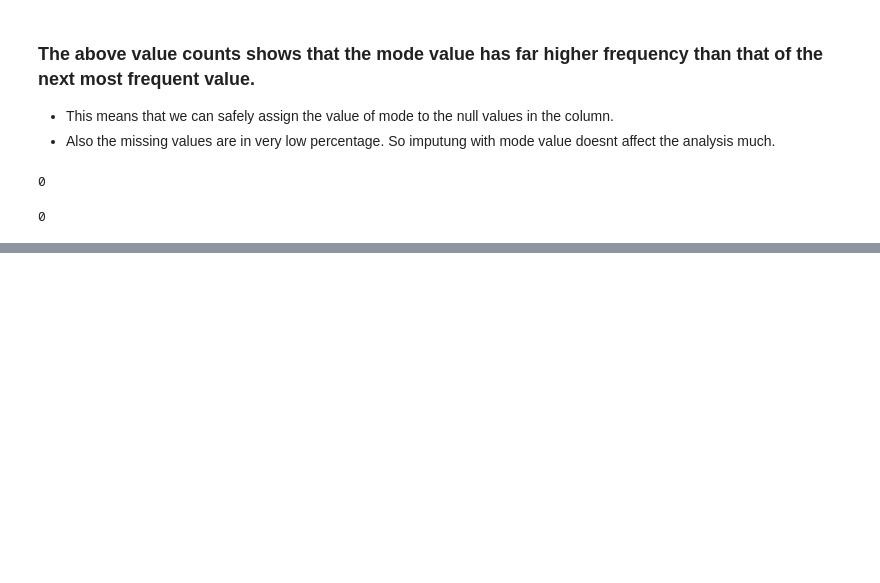
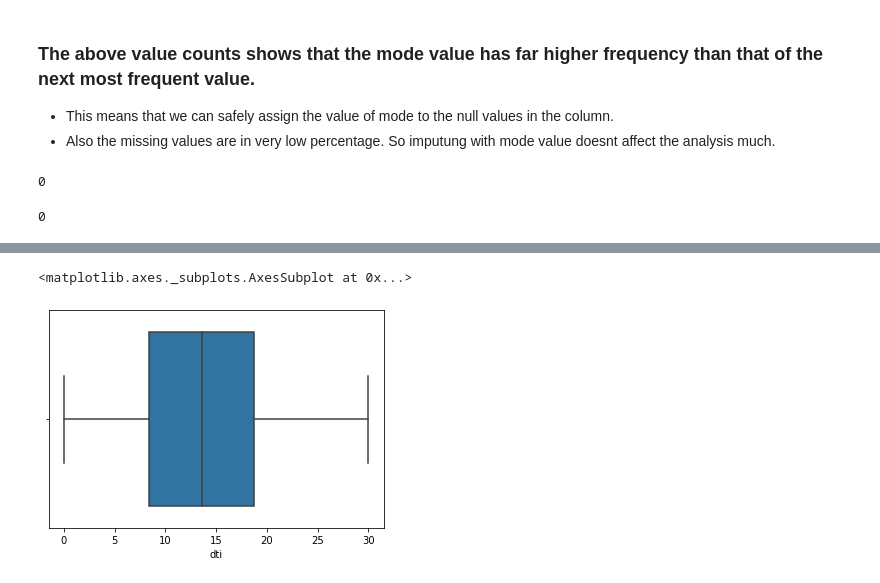
Before and after one commit to anuragsngh517/Lending_Club_Case_Study, a Jupyter notebook: AnuragLendingClubCaseStudy.ipynb, the cells around one changed output, grey strips where cells are left out. Cells and saved outputs as stored; diff of their text form; code cells hidden in the pictures; blank space fills up the shorter version.

```diff
--- a/AnuragLendingClubCaseStudy.ipynb
+++ b/AnuragLendingClubCaseStudy.ipynb
@@ -177,0 +242,5 @@ loan_data.revol_util.isna().sum()
+# %%
+sns.boxplot(loan_data.dti)
+# %% [output]
+<matplotlib.axes._subplots.AxesSubplot at 0x...>
+[figure, added]
```
Also changed, not shown: parts of 17 cells of this notebook.
